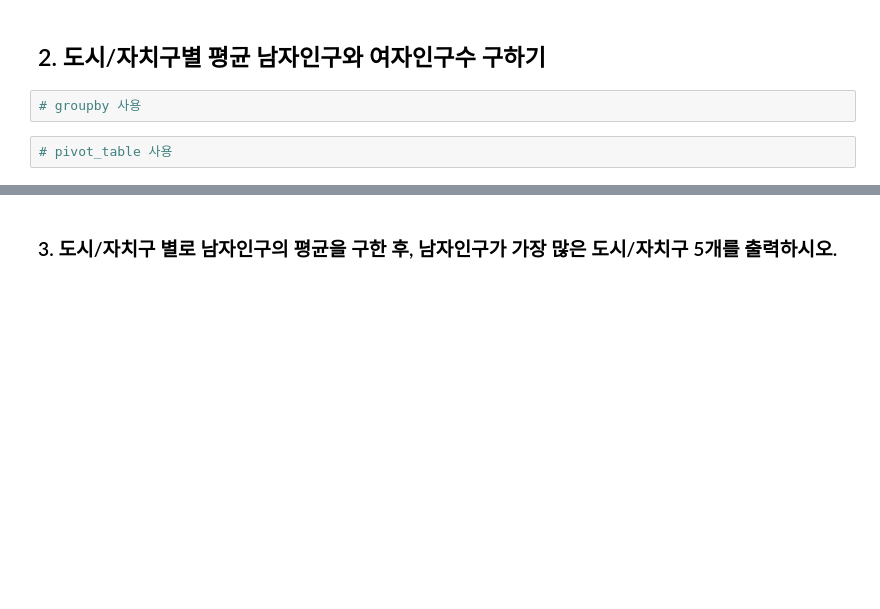
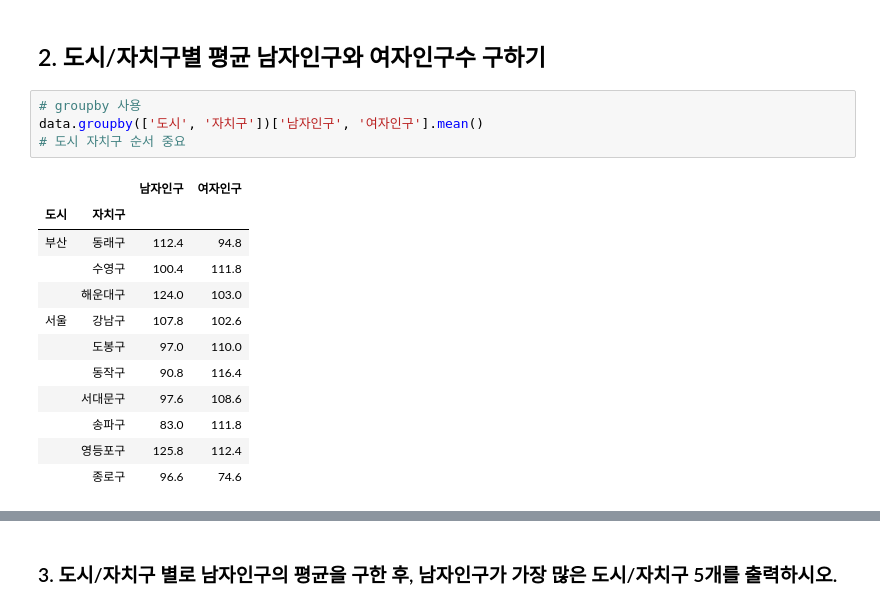
Before and after one commit to Yunjinnie/practice, a Jupyter notebook: 7. 집계 (Groupby, pivot_table).ipynb, the cells around one changed output, grey strips where cells are left out. Drawn from its saved outputs; the diff is of its cells as text; blank space fills up the shorter version.

```diff
--- a/7. 집계 (Groupby, pivot_table).ipynb
+++ b/7. 집계 (Groupby, pivot_table).ipynb
@@ -189,6 +223,19 @@ data.pivot_table(index='연도', columns='도시', aggfunc='sum', values='총인
 # %% [markdown]
 ## 2. 도시/자치구별 평균 남자인구와 여자인구수 구하기
-# %%
-# groupby 사용
-# %%
-# pivot_table 사용
+# %%
+# groupby 사용
+data.groupby(['도시', '자치구'])['남자인구', '여자인구'].mean()
+# 도시 자치구 순서 중요
+# %% [output]
+|  |  | 남자인구 | 여자인구 |
+| 도시 | 자치구 |  |  |
+| 부산 | 동래구 | 112.4 | 94.8 |
+|  | 수영구 | 100.4 | 111.8 |
+|  | 해운대구 | 124.0 | 103.0 |
+| 서울 | 강남구 | 107.8 | 102.6 |
+|  | 도봉구 | 97.0 | 110.0 |
+|  | 동작구 | 90.8 | 116.4 |
+|  | 서대문구 | 97.6 | 108.6 |
+|  | 송파구 | 83.0 | 111.8 |
+|  | 영등포구 | 125.8 | 112.4 |
+|  | 종로구 | 96.6 | 74.6 |
```
Also changed, not shown: parts of 25 cells of this notebook, 8 other files.
